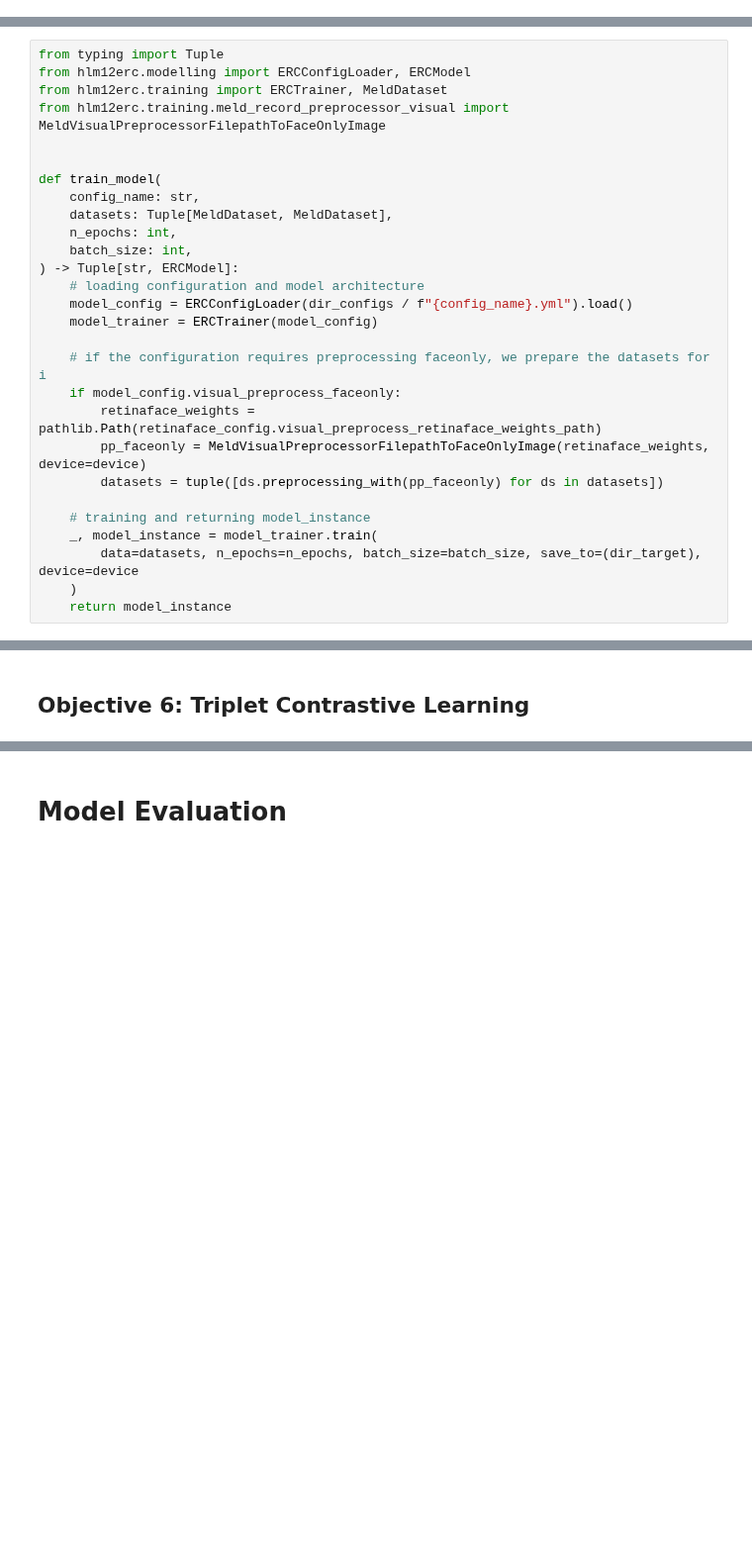
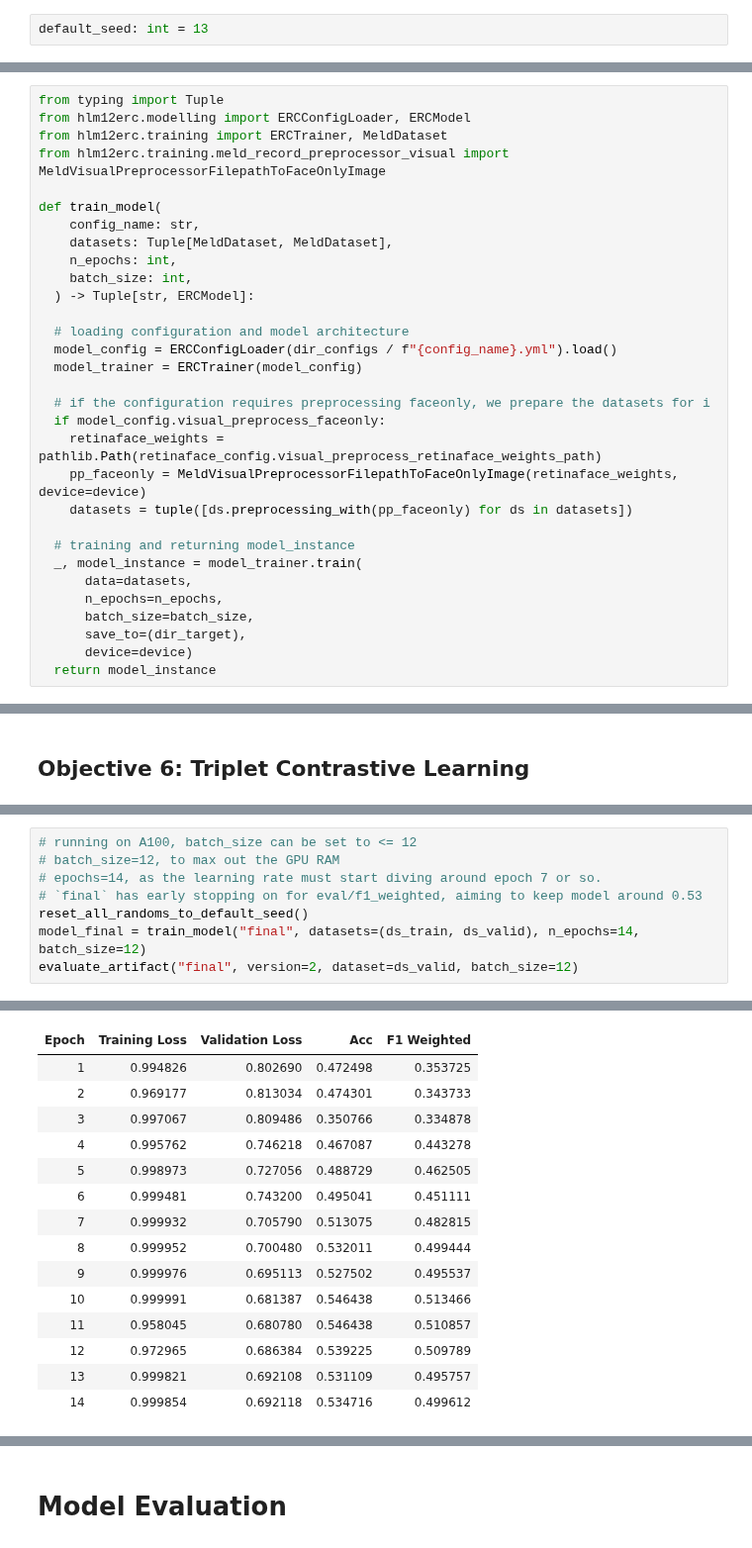
Before and after one commit to hudsonmendes/uolondon-cm3070-fp, a Jupyter notebook: dev/mlops.ipynb, the cells around one changed output, grey strips where cells are left out. Shown at 99% size. Cells and saved outputs as stored; diff of their text form; blank space fills up the shorter version.

```diff
--- a/dev/mlops.ipynb
+++ b/dev/mlops.ipynb
@@ -404,0 +403,2 @@ True
+# %%
+default_seed: int = 13
@@ -422,28 +432,31 @@ from hlm12erc.modelling import ERCConfigLoader, ERCModel
 from hlm12erc.training import ERCTrainer, MeldDataset
 from hlm12erc.training.meld_record_preprocessor_visual import MeldVisualPreprocessorFilepathToFaceOnlyImage
 
-
 def train_model(
     config_name: str,
     datasets: Tuple[MeldDataset, MeldDataset],
     n_epochs: int,
     batch_size: int,
-) -> Tuple[str, ERCModel]:
-    # loading configuration and model architecture
-    model_config = ERCConfigLoader(dir_configs / f"{config_name}.yml").load()
-    model_trainer = ERCTrainer(model_config)
+  ) -> Tuple[str, ERCModel]:
 
-    # if the configuration requires preprocessing faceonly, we prepare the datasets for i
-    if model_config.visual_preprocess_faceonly:
-        retinaface_weights = pathlib.Path(retinaface_config.visual_preprocess_retinaface_weights_path)
-        pp_faceonly = MeldVisualPreprocessorFilepathToFaceOnlyImage(retinaface_weights, device=device)
-        datasets = tuple([ds.preprocessing_with(pp_faceonly) for ds in datasets])
+  # loading configuration and model architecture
+  model_config = ERCConfigLoader(dir_configs / f"{config_name}.yml").load()
+  model_trainer = ERCTrainer(model_config)
 
-    # training and returning model_instance
-    _, model_instance = model_trainer.train(
-        data=datasets, n_epochs=n_epochs, batch_size=batch_size, save_to=(dir_target), device=device
-    )
-    return model_instance
+  # if the configuration requires preprocessing faceonly, we prepare the datasets for i
+  if model_config.visual_preprocess_faceonly:
+    retinaface_weights = pathlib.Path(retinaface_config.visual_preprocess_retinaface_weights_path)
+    pp_faceonly = MeldVisualPreprocessorFilepathToFaceOnlyImage(retinaface_weights, device=device)
+    datasets = tuple([ds.preprocessing_with(pp_faceonly) for ds in datasets])
+
+  # training and returning model_instance
+  _, model_instance = model_trainer.train(
+      data=datasets,
+      n_epochs=n_epochs,
+      batch_size=batch_size,
+      save_to=(dir_target),
+      device=device)
+  return model_instance
 # %%
 import wandb
 import pathlib
@@ -1553,0 +1582,9 @@ View run at https://wandb.ai/hudsonmendes/hlm12erc_v2/runs/iwgtsdso
+# %%
+# running on A100, batch_size can be set to <= 12
+# batch_size=12, to max out the GPU RAM
+# epochs=14, as the learning rate must start diving around epoch 7 or so.
+# `final` has early stopping on for eval/f1_weighted, aiming to keep model around 0.53
+reset_all_randoms_to_default_seed()
+model_final = train_model("final", datasets=(ds_train, ds_valid), n_epochs=14, batch_size=12)
+evaluate_artifact("final", version=2, dataset=ds_valid, batch_size=12)
+# %% [output]
@@ -1553,0 +1602,15 @@ View run at https://wandb.ai/hudsonmendes/hlm12erc_v2/runs/iwgtsdso
+| Epoch | Training Loss | Validation Loss | Acc | F1 Weighted |
+| 1 | 0.994826 | 0.802690 | 0.472498 | 0.353725 |
+| 2 | 0.969177 | 0.813034 | 0.474301 | 0.343733 |
+| 3 | 0.997067 | 0.809486 | 0.350766 | 0.334878 |
+| 4 | 0.995762 | 0.746218 | 0.467087 | 0.443278 |
+| 5 | 0.998973 | 0.727056 | 0.488729 | 0.462505 |
+| 6 | 0.999481 | 0.743200 | 0.495041 | 0.451111 |
+| 7 | 0.999932 | 0.705790 | 0.513075 | 0.482815 |
+| 8 | 0.999952 | 0.700480 | 0.532011 | 0.499444 |
+| 9 | 0.999976 | 0.695113 | 0.527502 | 0.495537 |
+| 10 | 0.999991 | 0.681387 | 0.546438 | 0.513466 |
+| 11 | 0.958045 | 0.680780 | 0.546438 | 0.510857 |
+| 12 | 0.972965 | 0.686384 | 0.539225 | 0.509789 |
+| 13 | 0.999821 | 0.692108 | 0.531109 | 0.495757 |
+| 14 | 0.999854 | 0.692118 | 0.534716 | 0.499612 |
```
Also changed, not shown: parts of 39 cells of this notebook.
